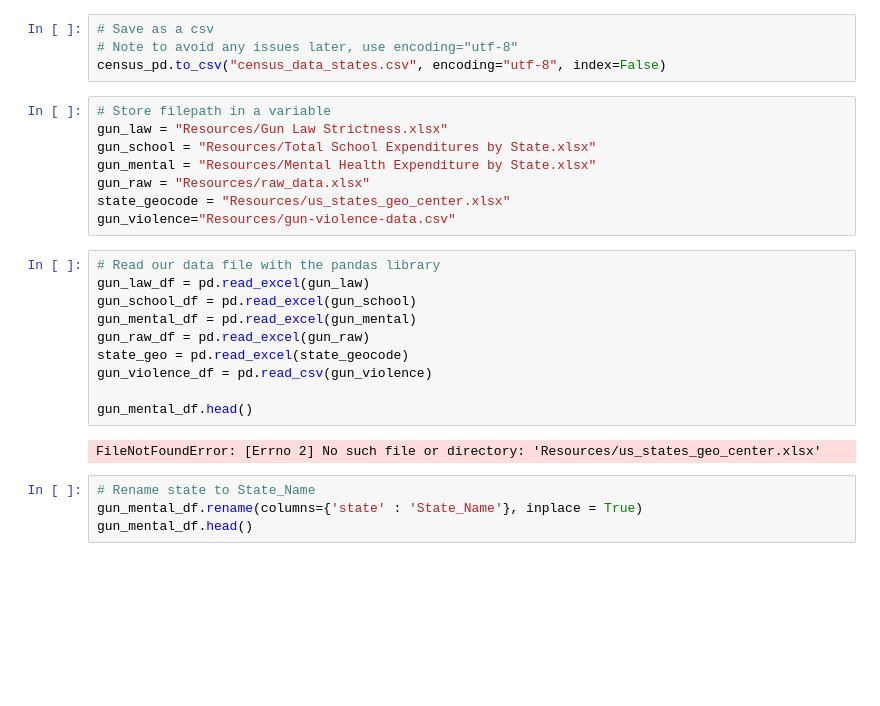
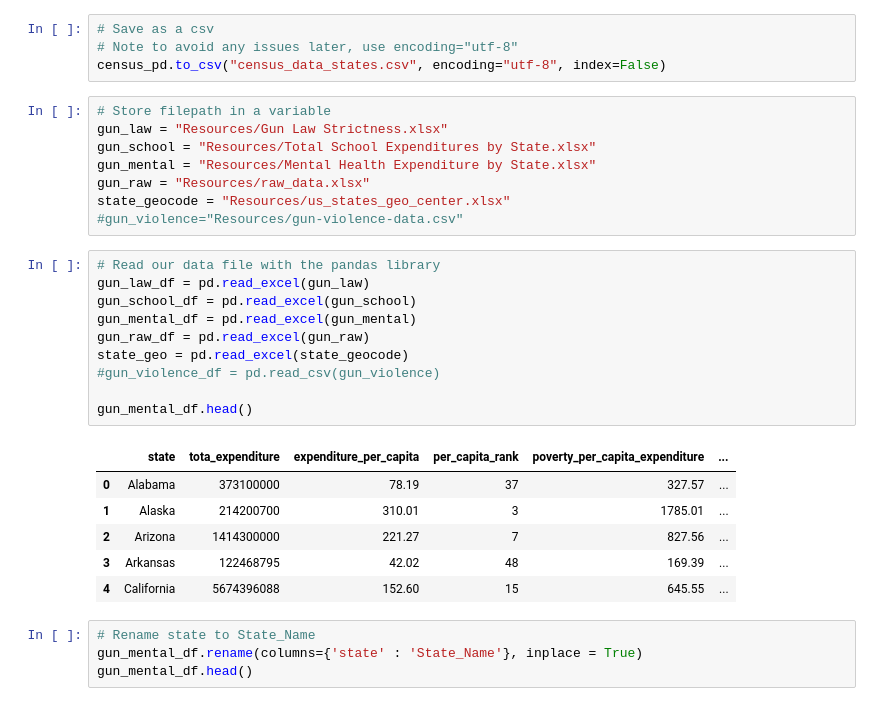
Before and after one commit to summergernon/gun_violence_analysis, a Jupyter notebook: Project_1_SG.ipynb, the cells around one changed output. Cells and saved outputs as stored; diff of their text form; blank space fills up the shorter version.

```diff
--- a/Project_1_SG.ipynb
+++ b/Project_1_SG.ipynb
@@ -303,19 +308,24 @@ gun_school = "Resources/Total School Expenditures by State.xlsx"
 gun_mental = "Resources/Mental Health Expenditure by State.xlsx"
 gun_raw = "Resources/raw_data.xlsx"
 state_geocode = "Resources/us_states_geo_center.xlsx"
-gun_violence="Resources/gun-violence-data.csv"
+#gun_violence="Resources/gun-violence-data.csv"
 # %%
 # Read our data file with the pandas library
 gun_law_df = pd.read_excel(gun_law)
 gun_school_df = pd.read_excel(gun_school)
 gun_mental_df = pd.read_excel(gun_mental)
 gun_raw_df = pd.read_excel(gun_raw)
 state_geo = pd.read_excel(state_geocode)
-gun_violence_df = pd.read_csv(gun_violence)
+#gun_violence_df = pd.read_csv(gun_violence)
 
 gun_mental_df.head()
 # %% [output]
-FileNotFoundError: [Errno 2] No such file or directory: 'Resources/us_states_geo_center.xlsx'
+|  | state | tota_expenditure | expenditure_per_capita | per_capita_rank | poverty_per_capita_expenditure | ... |
+| 0 | Alabama | 373100000 | 78.19 | 37 | 327.57 | ... |
+| 1 | Alaska | 214200700 | 310.01 | 3 | 1785.01 | ... |
+| 2 | Arizona | 1414300000 | 221.27 | 7 | 827.56 | ... |
+| 3 | Arkansas | 122468795 | 42.02 | 48 | 169.39 | ... |
+| 4 | California | 5674396088 | 152.60 | 15 | 645.55 | ... |
 # %%
 # Rename state to State_Name
 gun_mental_df.rename(columns={'state' : 'State_Name'}, inplace = True)
```
Also changed, not shown: parts of 44 cells of this notebook.
